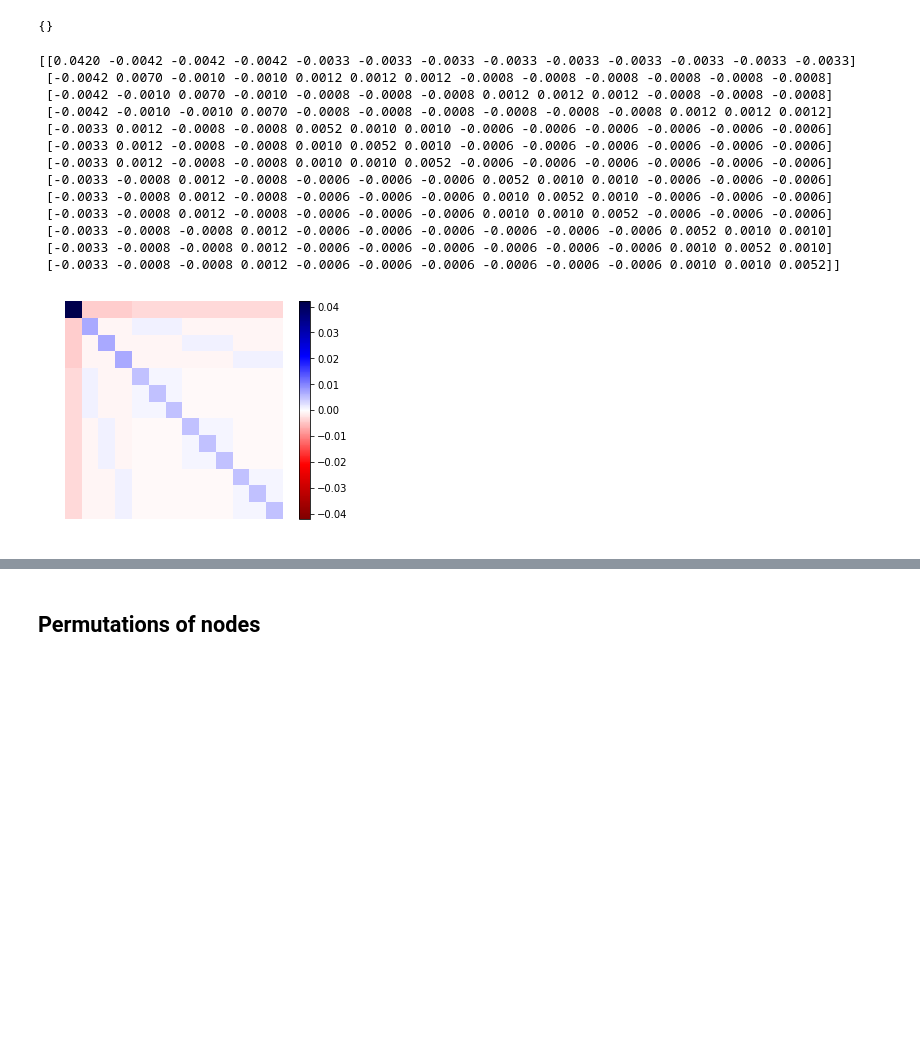
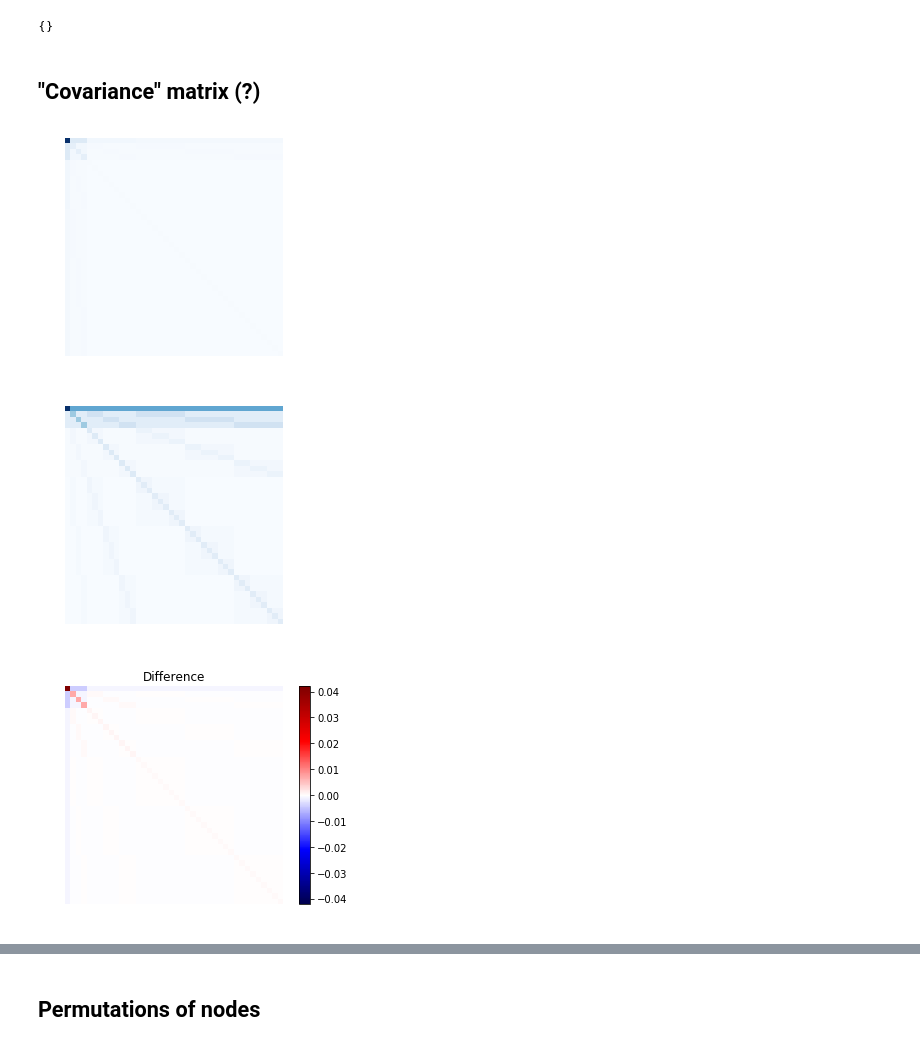
Before and after one commit to aleveren/ucsd-research, a Jupyter notebook: simple-hier-topic-model/pachinko-experiments.ipynb, the cells around one changed output, grey strips where cells are left out. Cells and saved outputs as stored; diff of their text form; code cells hidden in the pictures; blank space fills up the shorter version.

Commit message:
Try deeper tree with [3,3,3] branching structure; also try "ratio" version of C matrix

```diff
--- a/simple-hier-topic-model/pachinko-experiments.ipynb
+++ b/simple-hier-topic-model/pachinko-experiments.ipynb
@@ -47,6 +47,6 @@ nx.draw(dense_dag, pos=bfs_layout(dense_dag), with_labels=True)
 # %% [output]
 [figure]
 # %%
-tree = make_tree([3, 3])
+tree = make_tree([3, 3, 3])
 nx.draw(tree, pos=bfs_layout(tree), with_labels=True)
 # %% [output]
@@ -376,26 +357,23 @@ graph_diff(t2, expected)
 graph_diff(t3, expected)
 # %% [output]
 {}
+# %% [markdown]
+## "Covariance" matrix (?)
+# %%
+R = compute_combo_tensor(tree, combo_size = 2, alpha_func=partial(get_alpha, pexit=0.3, scale=1.0))
+niceimshow(R, cmap='Blues');
+niceimshow(R / R.sum(axis=0), cmap='Blues')
+# %% [output]
+[figure, added]
+[figure, added]
+# %%
+p_node = R.sum(axis=0)
 # %%
 # Convert co-occurrence --> covariance
-p_node = R.sum(axis=0, keepdims=True)
-C = R - p_node.T.dot(p_node)
+C = R - np.outer(p_node, p_node)
 vmax = np.max(np.abs(C))
-niceimshow(C, cmap='seismic_r', vmin=-vmax, vmax=vmax)
+niceimshow(C, cmap='seismic', vmin=-vmax, vmax=vmax)
+plt.gca().set_title("Difference")
 plt.colorbar(plt.gca().images[0]);
-niceprint(C)
 # %% [output]
-[[0.0420 -0.0042 -0.0042 -0.0042 -0.0033 -0.0033 -0.0033 -0.0033 -0.0033 -0.0033 -0.0033 -0.0033 -0.0033]
- [-0.0042 0.0070 -0.0010 -0.0010 0.0012 0.0012 0.0012 -0.0008 -0.0008 -0.0008 -0.0008 -0.0008 -0.0008]
- [-0.0042 -0.0010 0.0070 -0.0010 -0.0008 -0.0008 -0.0008 0.0012 0.0012 0.0012 -0.0008 -0.0008 -0.0008]
- [-0.0042 -0.0010 -0.0010 0.0070 -0.0008 -0.0008 -0.0008 -0.0008 -0.0008 -0.0008 0.0012 0.0012 0.0012]
- [-0.0033 0.0012 -0.0008 -0.0008 0.0052 0.0010 0.0010 -0.0006 -0.0006 -0.0006 -0.0006 -0.0006 -0.0006]
- [-0.0033 0.0012 -0.0008 -0.0008 0.0010 0.0052 0.0010 -0.0006 -0.0006 -0.0006 -0.0006 -0.0006 -0.0006]
- [-0.0033 0.0012 -0.0008 -0.0008 0.0010 0.0010 0.0052 -0.0006 -0.0006 -0.0006 -0.0006 -0.0006 -0.0006]
- [-0.0033 -0.0008 0.0012 -0.0008 -0.0006 -0.0006 -0.0006 0.0052 0.0010 0.0010 -0.0006 -0.0006 -0.0006]
- [-0.0033 -0.0008 0.0012 -0.0008 -0.0006 -0.0006 -0.0006 0.0010 0.0052 0.0010 -0.0006 -0.0006 -0.0006]
- [-0.0033 -0.0008 0.0012 -0.0008 -0.0006 -0.0006 -0.0006 0.0010 0.0010 0.0052 -0.0006 -0.0006 -0.0006]
- [-0.0033 -0.0008 -0.0008 0.0012 -0.0006 -0.0006 -0.0006 -0.0006 -0.0006 -0.0006 0.0052 0.0010 0.0010]
- [-0.0033 -0.0008 -0.0008 0.0012 -0.0006 -0.0006 -0.0006 -0.0006 -0.0006 -0.0006 0.0010 0.0052 0.0010]
- [-0.0033 -0.0008 -0.0008 0.0012 -0.0006 -0.0006 -0.0006 -0.0006 -0.0006 -0.0006 0.0010 0.0010 0.0052]]
-[figure, old version]
+[figure, new version]
```
Also changed, not shown: parts of 25 cells of this notebook.
